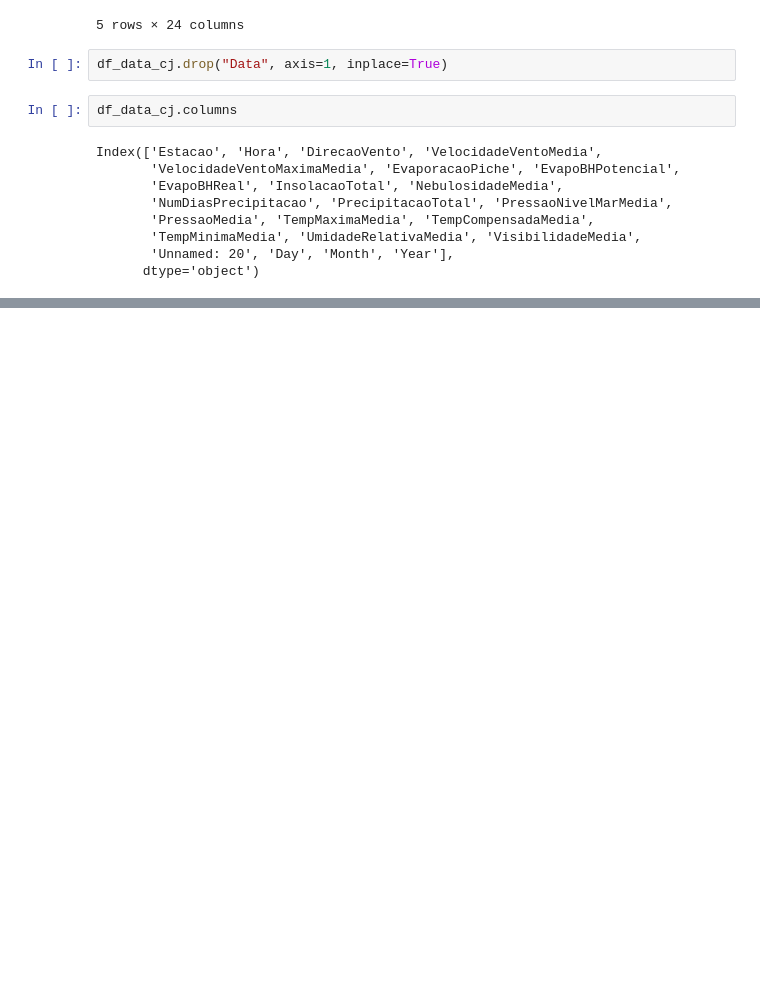
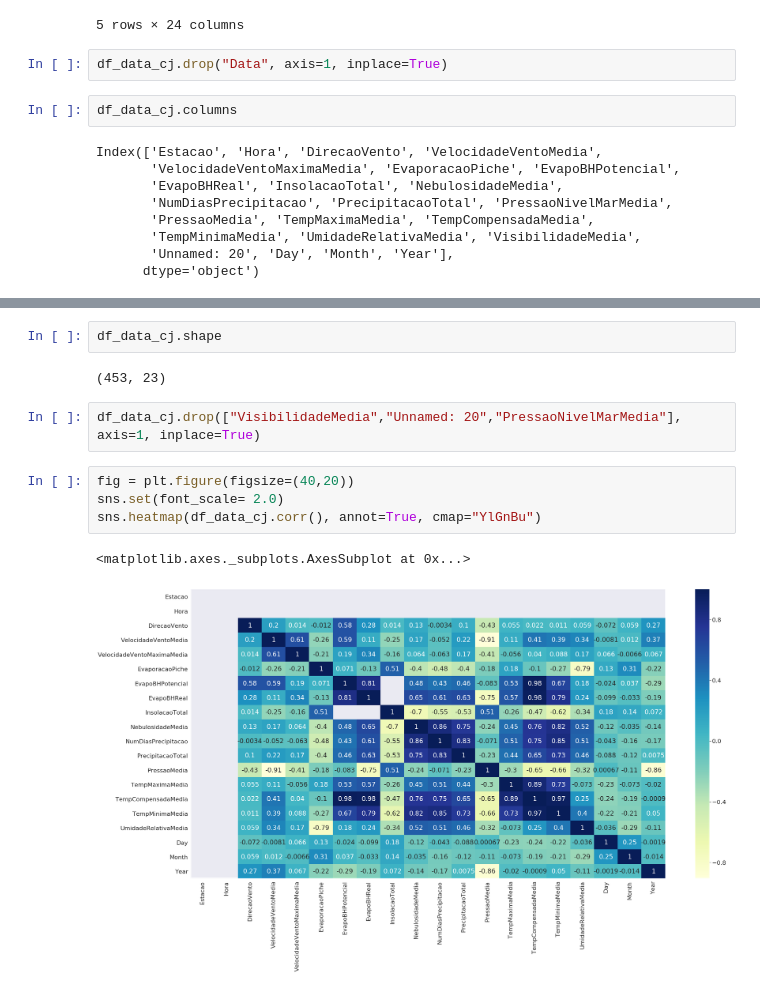
Before and after one commit to TurcoDick/weather, a Jupyter notebook: code/Aquecimento global não existe?.ipynb, the cells around one changed output, grey strips where cells are left out. Saved outputs shown, nothing was run; the diff lists cells and outputs as text; blank space fills up the shorter version.

```diff
--- a/code/Aquecimento global não existe?.ipynb
+++ b/code/Aquecimento global não existe?.ipynb
@@ -104,0 +197,13 @@ TypeError: 'Index' object is not callable
+# %%
+df_data_cj.shape
+# %% [output]
+(453, 23)
+# %%
+df_data_cj.drop(["VisibilidadeMedia","Unnamed: 20","PressaoNivelMarMedia"], axis=1, inplace=True)
+# %%
+fig = plt.figure(figsize=(40,20))
+sns.set(font_scale= 2.0)
+sns.heatmap(df_data_cj.corr(), annot=True, cmap="YlGnBu")
+# %% [output]
+<matplotlib.axes._subplots.AxesSubplot at 0x...>
+[figure, added]
```
Also changed, not shown: parts of 19 cells of this notebook.
